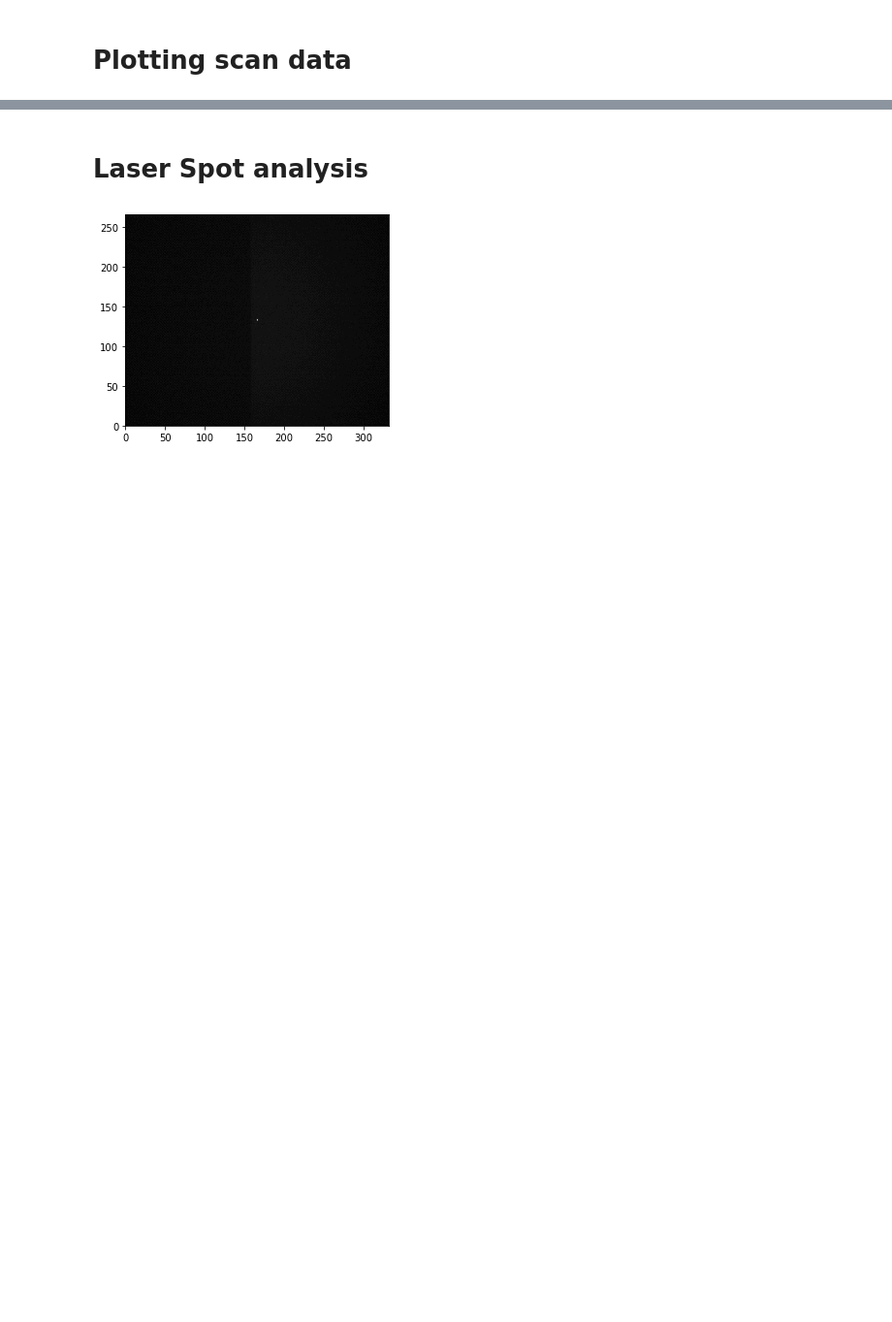
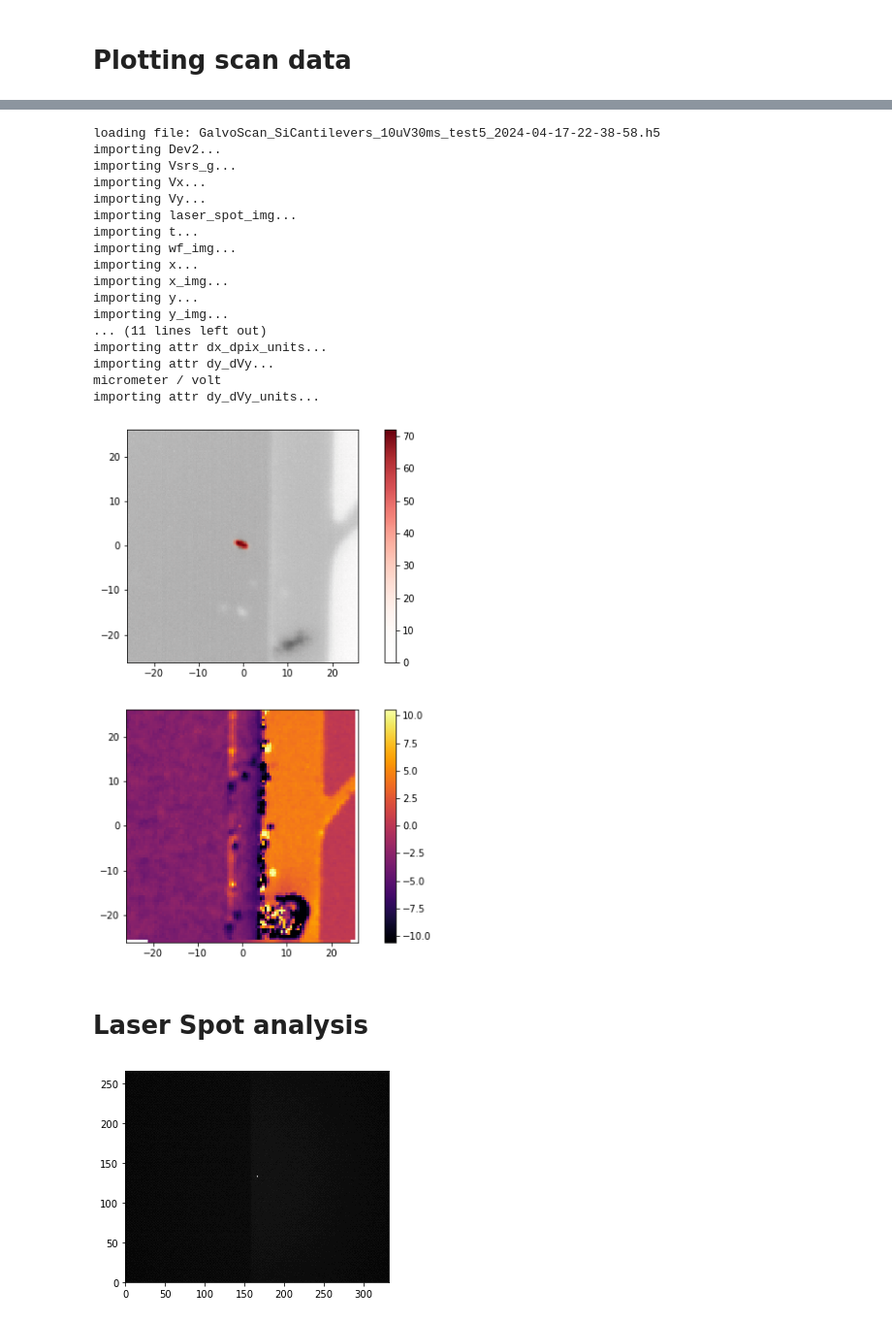
Before and after one commit to eauyehara/experiment_control, a Jupyter notebook: notebooks/srs_plotting.ipynb, the cells around one changed output, grey strips where cells are left out. Shown: that part at 97% size. Drawn from its saved outputs; the diff is of its cells as text; code cells hidden in the pictures; blank space fills up the shorter version.

```diff
--- a/notebooks/srs_plotting.ipynb
+++ b/notebooks/srs_plotting.ipynb
@@ -36,3 +78,29 @@ KeyError: 'scan_length'
+# %%
+# Load and Plot saved dataset
+
+sample_dir = "Sample_Solstis985.5_OEland1037.77_R_2024-04-17-13-39-23"
+filename = "GalvoScan_SiCantilevers_10uV30ms_test5_2024-04-17-22-38-58.h5"
+ds = load_data_from_file(sample_dir, filename)
+fig = plot_scan_data(ds, wf_cmap=cm.binary, laser_cmap=cm.Reds, srs_cmap=cm.inferno)
+# %% [output]
+loading file: GalvoScan_SiCantilevers_10uV30ms_test5_2024-04-17-22-38-58.h5
+importing Dev2...
+importing Vsrs_g...
+importing Vx...
+importing Vy...
+importing laser_spot_img...
+importing t...
+importing wf_img...
+importing x...
+importing x_img...
+importing y...
+importing y_img...
+... (11 lines left out)
+importing attr dx_dpix_units...
+importing attr dy_dVy...
+micrometer / volt
+importing attr dy_dVy_units...
+[figure, added]
 # %% [markdown]
 # Laser Spot analysis
 # %%
```
Also changed, not shown: parts of 5 cells of this notebook, 3 other files.
